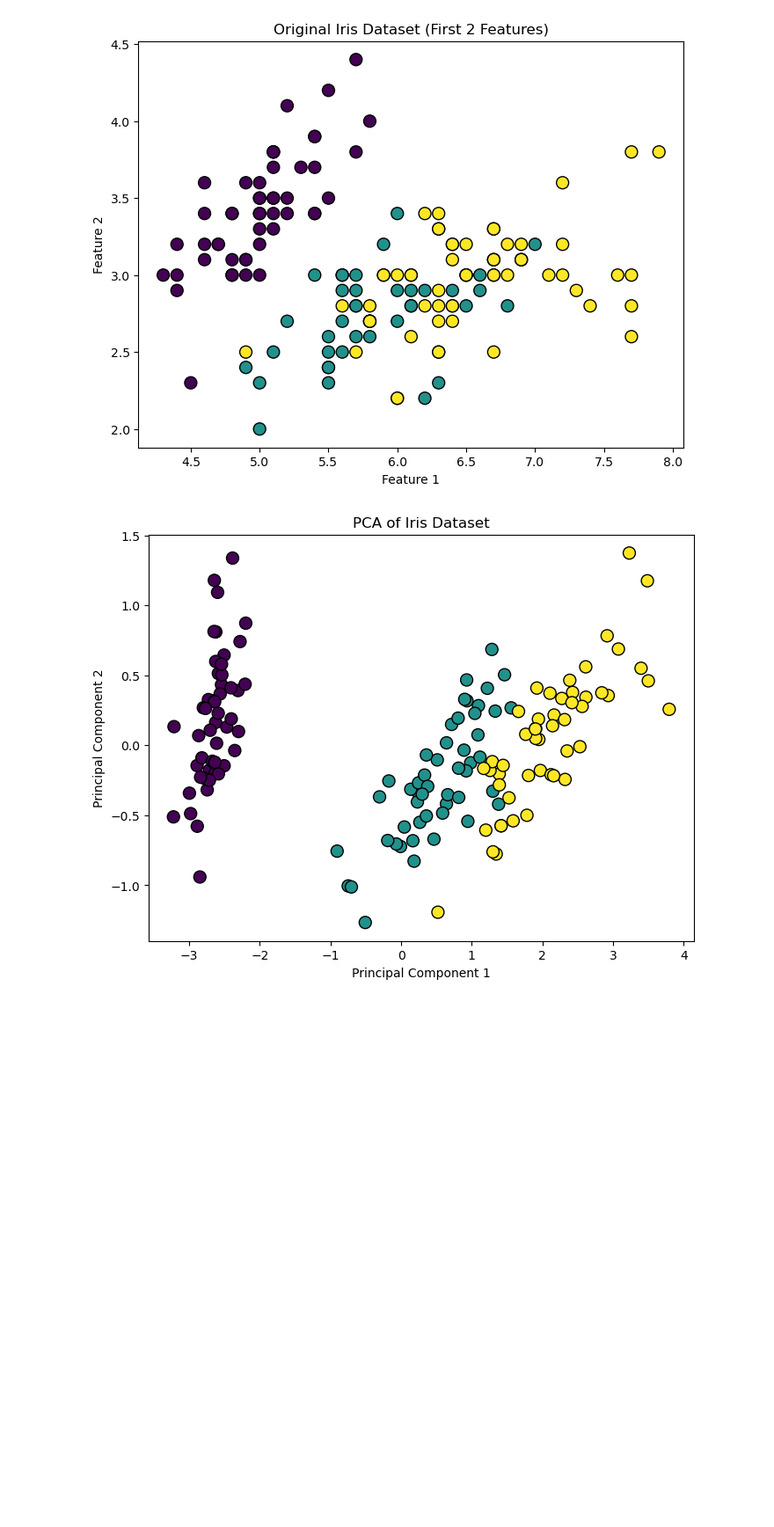
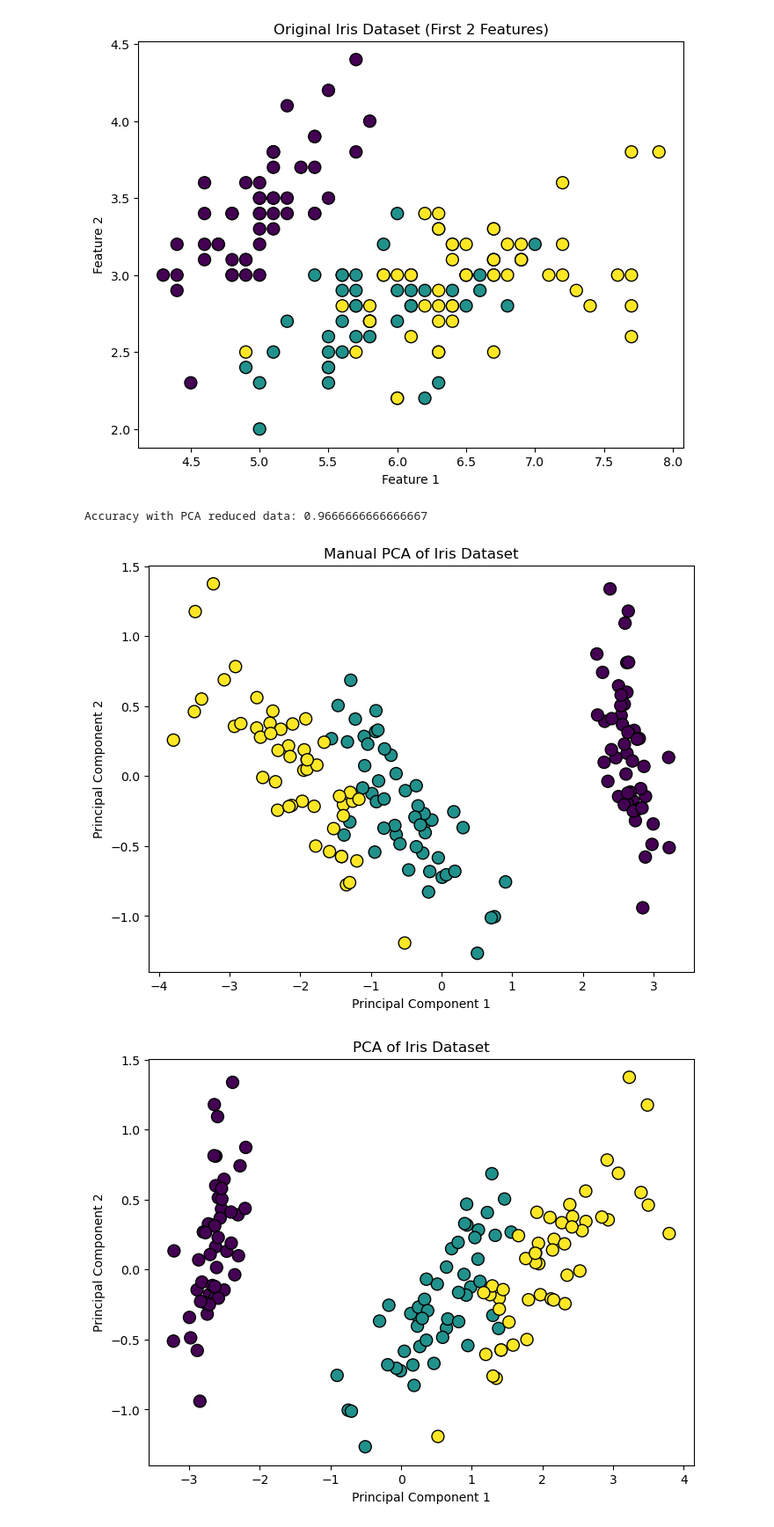
Before and after one commit to Nilswik/DIL700, a Jupyter notebook: lab_2/lab2.ipynb, the cells around one changed output. Shown at 88% size. Cells and saved outputs as stored; diff of their text form; code cells hidden in the pictures; blank space fills up the shorter version.

```diff
--- a/lab_2/lab2.ipynb
+++ b/lab_2/lab2.ipynb
@@ -63,4 +68,46 @@ plt.show()
 # %% [output]
 Accuracy with original data: 0.9333333333333333
 [figure]
+# %%
+# PCA without using sklearn
+def pca_manual(X, n_components):
+    # Center the data
+    X_centered = X - np.mean(X, axis=0)
+
+    # Compute covariance matrix
+    covariance_matrix = np.cov(X_centered, rowvar=False) # sklearn uses rowvar=False by default
+
+    # Eigen decomposition
+    eigenvalues, eigenvectors = np.linalg.eigh(covariance_matrix) # sklearn uses svd decomposition but eigh is fine here for covariance matrix
+
+    # Sort eigenvalues and eigenvectors
+    sorted_indices = np.argsort(eigenvalues)[::-1]  # Descending order here, sklearn order by variance
+    sorted_eigenvectors = eigenvectors[:, sorted_indices]
+
+    # Select top n_components
+    selected_eigenvectors = sorted_eigenvectors[:, :n_components]
+
+    # Transform data
+    X_reduced = np.dot(X_centered, selected_eigenvectors) # eqivalent to pca.fit_transform(X) in sklearn
+
+    return X_reduced
+# %%
+# use manual PCA and visualize
+X_pca_manual = pca_manual(X, n_components=2)
+X_train_pca, X_test_pca, y_train, y_test = train_test_split(X_pca_manual, y, test_size=0.2, random_state=42)
+mlp_pca = MLPClassifier(hidden_layer_sizes=(10,10), max_iter=1000, random_state=42)
+mlp_pca.fit(X_train_pca, y_train)
+accuracy_pca = mlp_pca.score(X_test_pca, y_test)
+print("Accuracy with PCA reduced data:", accuracy_pca)
+
+# Visualize PCA manual result
+plt.figure(figsize=(8,6))
+scatter = plt.scatter(X_pca_manual[:,0], X_pca_manual[:,1], c=y, cmap='viridis', edgecolor='k', s=100)
+plt.title('Manual PCA of Iris Dataset')
+plt.xlabel('Principal Component 1')
+plt.ylabel('Principal Component 2')
+plt.show()
+# %% [output]
+Accuracy with PCA reduced data: 0.9666666666666667
+[figure, added]
 # %%
```
Also changed, not shown: parts of 4 cells of this notebook, 14 other files.
